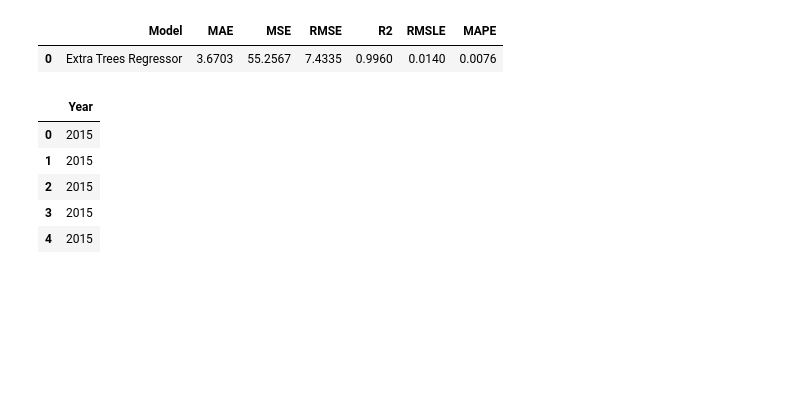
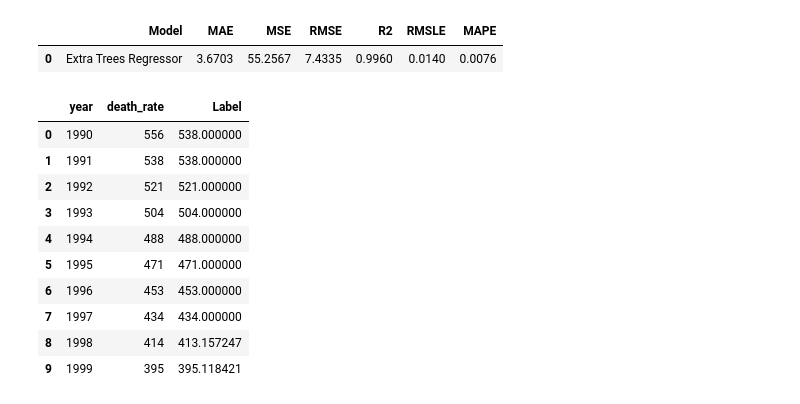
Before and after one commit to Sanjjushri/maternal-mortality-rate-prediction, a Jupyter notebook: maternal-mortality-rate-pridiction.ipynb, the cells around one changed output. Cells and saved outputs as stored; diff of their text form; code cells hidden in the pictures; blank space fills up the shorter version.

```diff
--- a/maternal-mortality-rate-pridiction.ipynb
+++ b/maternal-mortality-rate-pridiction.ipynb
@@ -84,4 +50,2 @@ data.head()
-# %%
-data.drop(["MA12", "Year", "Series"], axis = 1, inplace = True)
 # %%
 train, test = train_test_split(data, test_size=0.2, random_state=42, shuffle=True)
@@ -124,5 +98,21 @@ prediction_holdout = predict_model(best);
 # %% [output]
 |  | Model | MAE | MSE | RMSE | R2 | RMSLE | MAPE |
 | 0 | Extra Trees Regressor | 3.6703 | 55.2567 | 7.4335 | 0.9960 | 0.0140 | 0.0076 |
+# %%
+predictions = predict_model(best, data=data)
+# %%
+predictions.head(10)
+# %% [output]
+|  | year | death_rate | Label |
+| 0 | 1990 | 556 | 538.000000 |
+| 1 | 1991 | 538 | 538.000000 |
+| 2 | 1992 | 521 | 521.000000 |
+| 3 | 1993 | 504 | 504.000000 |
+| 4 | 1994 | 488 | 488.000000 |
+| 5 | 1995 | 471 | 471.000000 |
+| 6 | 1996 | 453 | 453.000000 |
+| 7 | 1997 | 434 | 434.000000 |
+| 8 | 1998 | 414 | 413.157247 |
+| 9 | 1999 | 395 | 395.118421 |
 # %%
 final_best = finalize_model(best)
@@ -131,15 +119 @@ future_df = pd.DataFrame()
-# %%
-future_dates = pd.date_range(start = '2015', end = '2034')
-future_df = pd.DataFrame()
-# future_df['Month'] = [i.month for i in future_dates]
-future_df['Year'] = [i.year for i in future_dates]
-# future_df['Series'] = np.arange(145,(145+len(future_dates)))
-future_df.head()
-# %% [output]
-|  | Year |
-| 0 | 2015 |
-| 1 | 2015 |
-| 2 | 2015 |
-| 3 | 2015 |
-| 4 | 2015 |
 # %%
```
Also changed, not shown: parts of 16 cells of this notebook, 4 other files.
